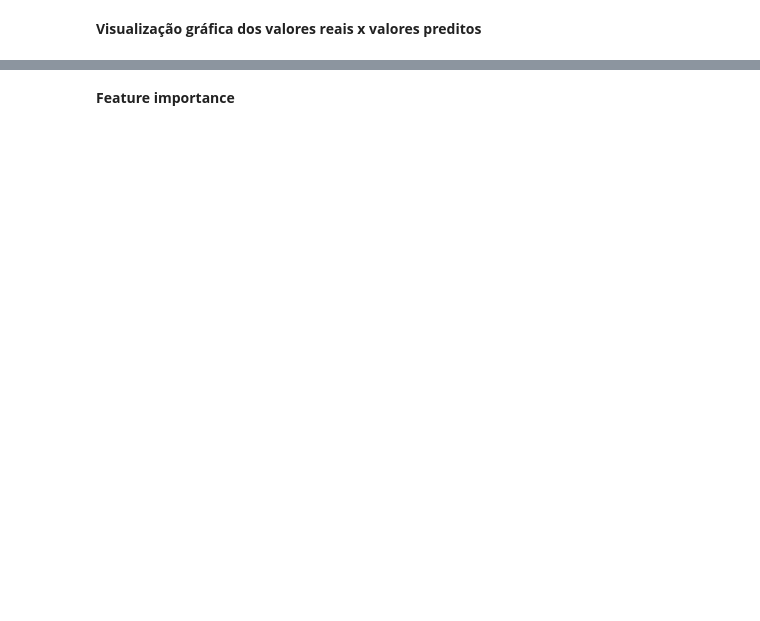
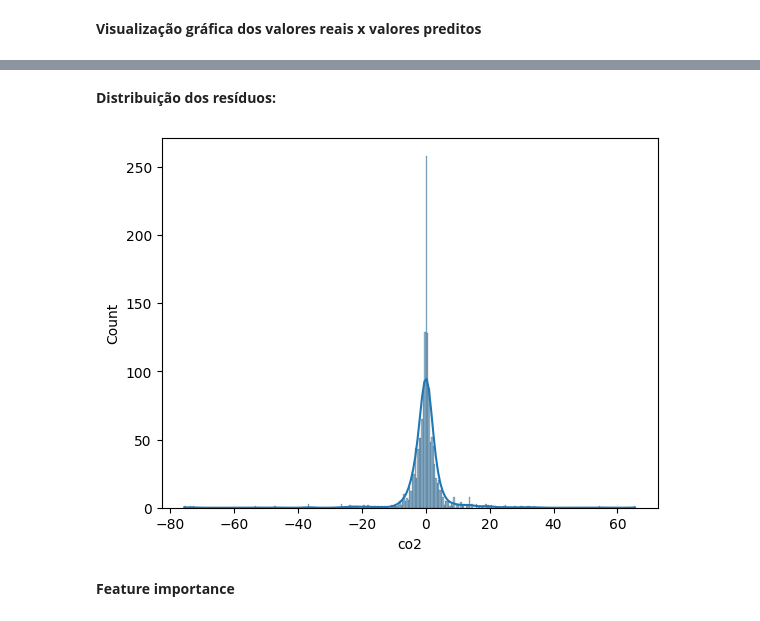
Before and after one commit to castroavila/projeto_estatistica_ii, a Jupyter notebook: Começando a pensar no projeto.ipynb, the cells around one changed output, grey strips where cells are left out. Cells and saved outputs as stored; diff of their text form; code cells hidden in the pictures; blank space fills up the shorter version.

```diff
--- a/Começando a pensar no projeto.ipynb
+++ b/Começando a pensar no projeto.ipynb
@@ -301,3 +325,10 @@ plt.show()
+# %% [markdown]
+**Distribuição dos resíduos:**
+# %%
+sns.histplot(y_test-prediction, kde=True)
+plt.show()
+# %% [output]
+[figure, added]
 # %% [markdown]
 **Feature importance**
 # %%
```
Also changed, not shown: parts of 30 cells of this notebook.
